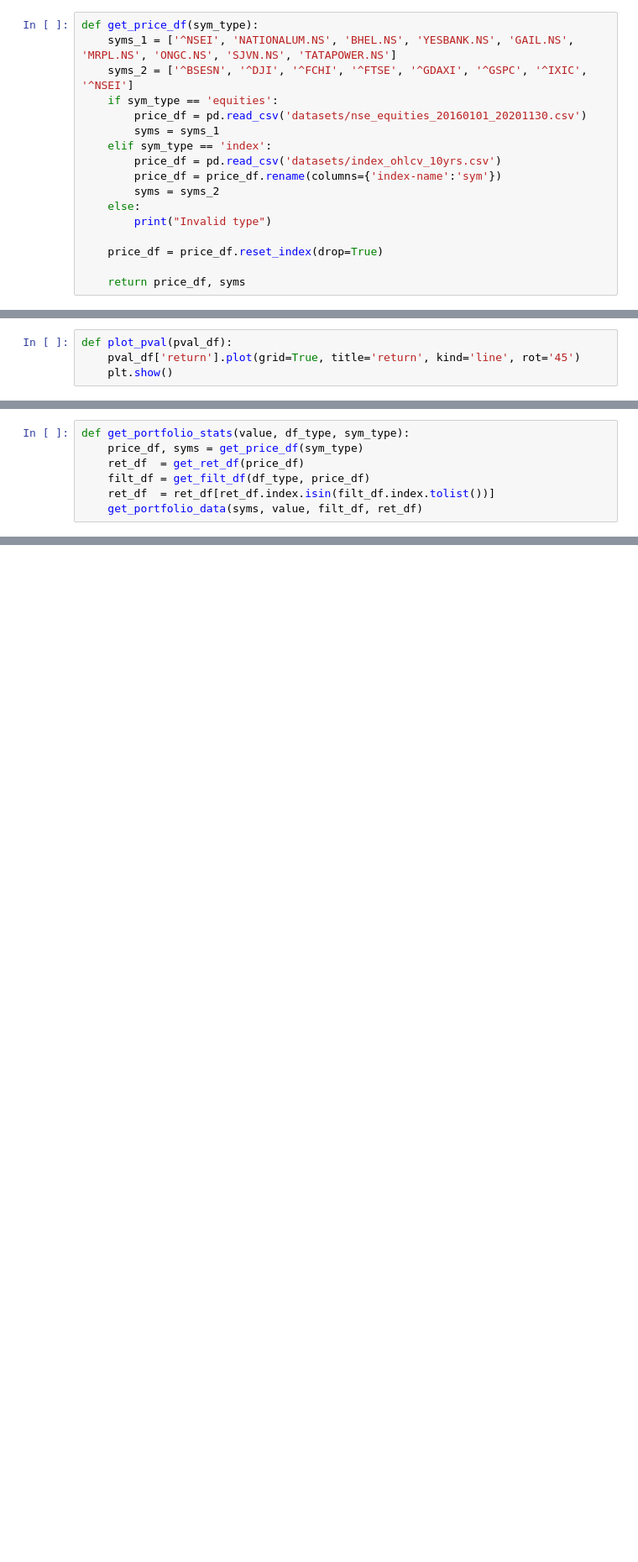
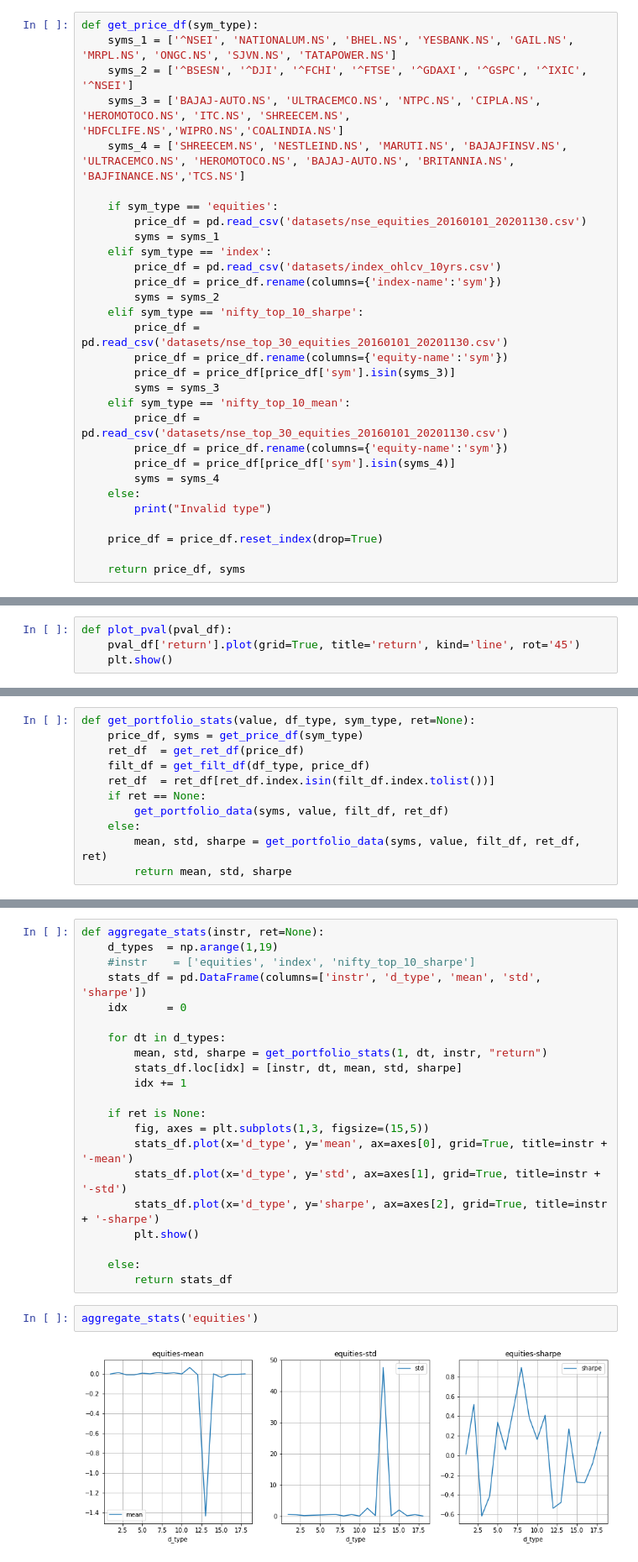
Before and after one commit to sajanrav/notebooks, a Jupyter notebook: equities-and-indexes/equity-portfolio-tests.ipynb, the cells around one changed output, grey strips where cells are left out. Shown at 84% size. Saved outputs shown, nothing was run; the diff lists cells and outputs as text; blank space fills up the shorter version.

Commit message:
Updates to equities-portfolio-stats notebook and addition of new equity price data for NSE

```diff
--- a/equities-and-indexes/equity-portfolio-tests.ipynb
+++ b/equities-and-indexes/equity-portfolio-tests.ipynb
@@ -16,6 +16,9 @@ from itertools import permutations, combinations
 def get_price_df(sym_type):
     syms_1 = ['^NSEI', 'NATIONALUM.NS', 'BHEL.NS', 'YESBANK.NS', 'GAIL.NS', 'MRPL.NS', 'ONGC.NS', 'SJVN.NS', 'TATAPOWER.NS']
     syms_2 = ['^BSESN', '^DJI', '^FCHI', '^FTSE', '^GDAXI', '^GSPC', '^IXIC', '^NSEI']
+    syms_3 = ['BAJAJ-AUTO.NS', 'ULTRACEMCO.NS', 'NTPC.NS', 'CIPLA.NS', 'HEROMOTOCO.NS', 'ITC.NS', 'SHREECEM.NS', 'HDFCLIFE.NS','WIPRO.NS','COALINDIA.NS']
+    syms_4 = ['SHREECEM.NS', 'NESTLEIND.NS', 'MARUTI.NS', 'BAJAJFINSV.NS', 'ULTRACEMCO.NS', 'HEROMOTOCO.NS', 'BAJAJ-AUTO.NS', 'BRITANNIA.NS', 'BAJFINANCE.NS','TCS.NS']
+
     if sym_type == 'equities':
         price_df = pd.read_csv('datasets/nse_equities_20160101_20201130.csv')
         syms = syms_1
@@ -23,6 +26,16 @@ def get_price_df(sym_type):
         price_df = pd.read_csv('datasets/index_ohlcv_10yrs.csv')
         price_df = price_df.rename(columns={'index-name':'sym'})
         syms = syms_2
+    elif sym_type == 'nifty_top_10_sharpe':
+        price_df = pd.read_csv('datasets/nse_top_30_equities_20160101_20201130.csv')
+        price_df = price_df.rename(columns={'equity-name':'sym'})
+        price_df = price_df[price_df['sym'].isin(syms_3)]
+        syms = syms_3
+    elif sym_type == 'nifty_top_10_mean':
+        price_df = pd.read_csv('datasets/nse_top_30_equities_20160101_20201130.csv')
+        price_df = price_df.rename(columns={'equity-name':'sym'})
+        price_df = price_df[price_df['sym'].isin(syms_4)]
+        syms = syms_4
     else:
         print("Invalid type")
 
@@ -183,7 +277,11 @@ def get_portfolio_data(syms, value, filt_df, ret_df):
 # %%
-def get_portfolio_stats(value, df_type, sym_type):
+def get_portfolio_stats(value, df_type, sym_type, ret=None):
     price_df, syms = get_price_df(sym_type)
     ret_df  = get_ret_df(price_df)
     filt_df = get_filt_df(df_type, price_df)
     ret_df  = ret_df[ret_df.index.isin(filt_df.index.tolist())]
-    get_portfolio_data(syms, value, filt_df, ret_df)
+    if ret == None:
+        get_portfolio_data(syms, value, filt_df, ret_df)
+    else:
+        mean, std, sharpe = get_portfolio_data(syms, value, filt_df, ret_df, ret)
+        return mean, std, sharpe
@@ -373,0 +290,25 @@ Sharpe  : 0.8183
+# %%
+def aggregate_stats(instr, ret=None):
+    d_types  = np.arange(1,19)
+    #instr    = ['equities', 'index', 'nifty_top_10_sharpe']
+    stats_df = pd.DataFrame(columns=['instr', 'd_type', 'mean', 'std', 'sharpe'])
+    idx      = 0
+
+    for dt in d_types:
+        mean, std, sharpe = get_portfolio_stats(1, dt, instr, "return")
+        stats_df.loc[idx] = [instr, dt, mean, std, sharpe]
+        idx += 1
+
+    if ret is None:
+        fig, axes = plt.subplots(1,3, figsize=(15,5))
+        stats_df.plot(x='d_type', y='mean', ax=axes[0], grid=True, title=instr + '-mean')
+        stats_df.plot(x='d_type', y='std', ax=axes[1], grid=True, title=instr + '-std')
+        stats_df.plot(x='d_type', y='sharpe', ax=axes[2], grid=True, title=instr + '-sharpe')
+        plt.show()
+
+    else:
+        return stats_df
+# %%
+aggregate_stats('equities')
+# %% [output]
+[figure, added]
```
Also changed, not shown: parts of 29 cells of this notebook, 2 other files.
